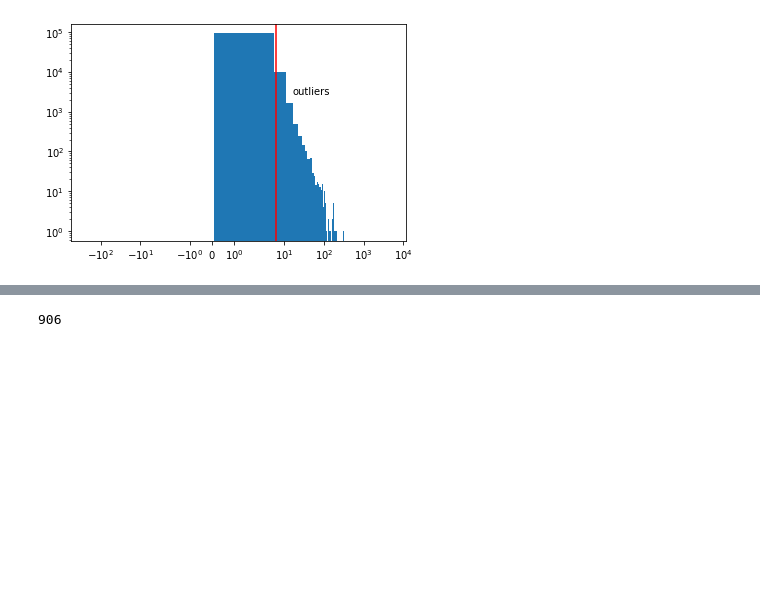
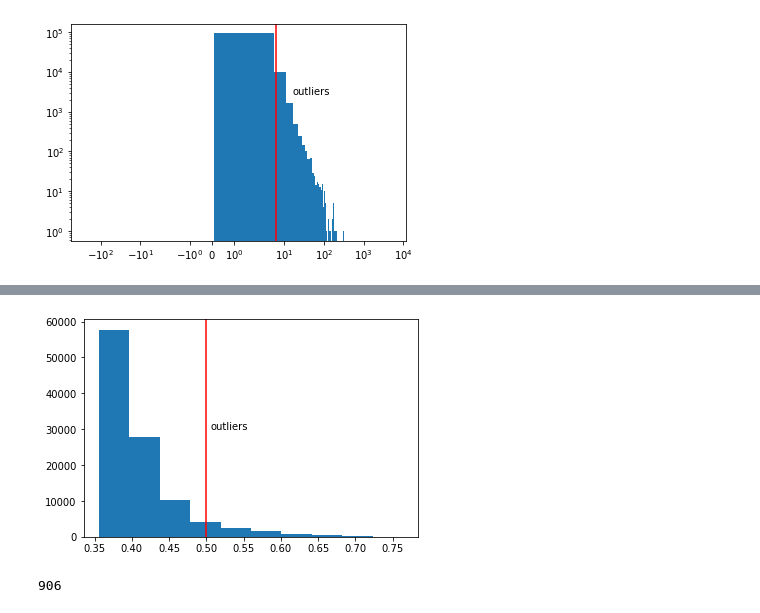
Before and after one commit to cri98li/Data-Mining-2-Project-ts-classification, a Jupyter notebook: outliers.ipynb, the cells around one changed output, grey strips where cells are left out. Saved outputs shown, nothing was run; the diff lists cells and outputs as text; code cells hidden in the pictures; blank space fills up the shorter version.

```diff
--- a/outliers.ipynb
+++ b/outliers.ipynb
@@ -201,0 +250,6 @@ outliers_knn = np.where(outliers==1)
+# %%
+clf = IsolationForest(random_state=0, n_estimators=200, max_samples=1024)
+# %%
+outliers_label = clf.fit_predict(X)
+# %%
+anomaly_scores = clf.score_samples(X)*-1
@@ -201,0 +258,2 @@ outliers_knn = np.where(outliers==1)
+# %%
+outliers = np.where(outliers_label == -1)
@@ -202,3 +265,11 @@ outliers_knn = np.where(outliers==1)
+# %%
+plt.hist(anomaly_scores)
+plt.axvline(np.min(clf.score_samples(X[outliers])*-1), c='r')
+plt.text(np.min(clf.score_samples(X[outliers])*-1) +0.005,  30000, 'outliers')
+plt.savefig("isolationforest_sklearn.pdf", bbox_inches="tight")
+plt.show()
+# %% [output]
+[figure, added]
 # %%
 outliers_intersecati = np.intersect1d(np.intersect1d(outliers_knn, outliers_ABOD), outliers_LOF)
 # %%
```
Also changed, not shown: parts of 25 cells of this notebook, 2 other files.
